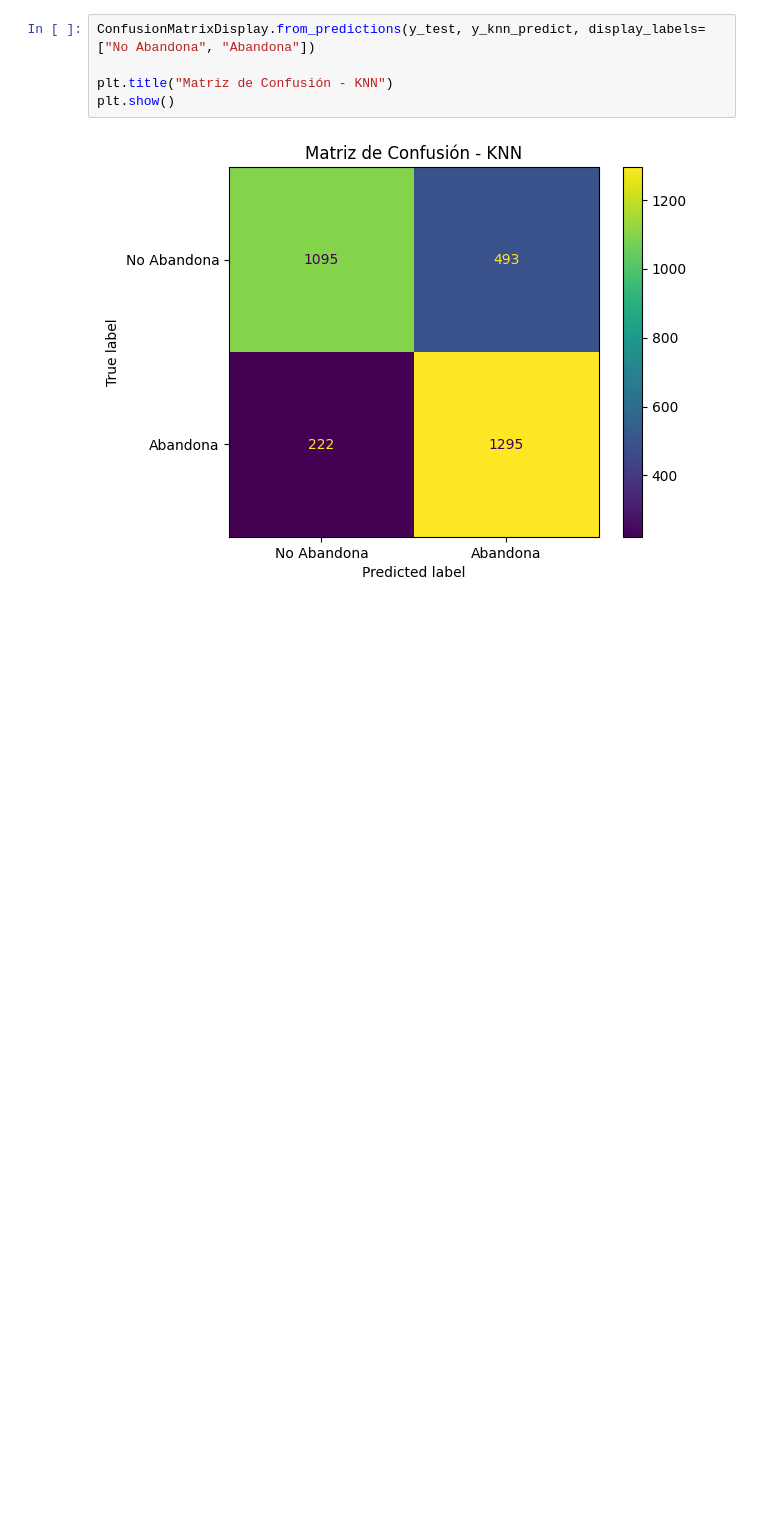
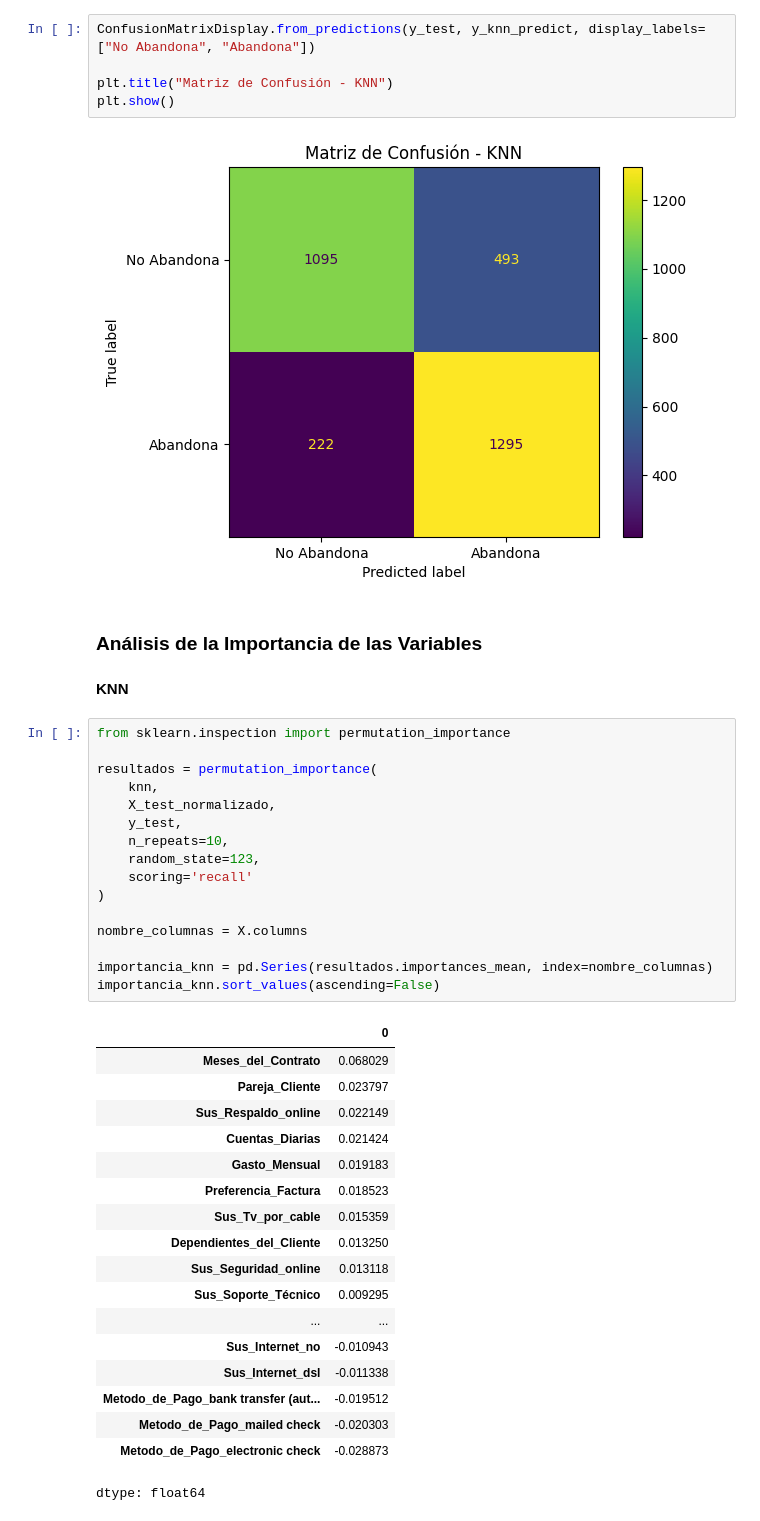
Before and after one commit to CarloR04/Challenge-Telcom_X_2, a Jupyter notebook: Telcom_X_part_2.ipynb, the cells around one changed output. Drawn from its saved outputs; the diff is of its cells as text; blank space fills up the shorter version.

```diff
--- a/Telcom_X_part_2.ipynb
+++ b/Telcom_X_part_2.ipynb
@@ -704,3 +704,42 @@ plt.title("Matriz de Confusión - KNN")
 plt.show()
 # %% [output]
 [figure]
+# %% [markdown]
+### **Análisis de la Importancia de las Variables**
+# %% [markdown]
+**KNN**
+# %%
+from sklearn.inspection import permutation_importance
+
+resultados = permutation_importance(
+    knn,
+    X_test_normalizado,
+    y_test,
+    n_repeats=10,
+    random_state=123,
+    scoring='recall'
+)
+
+nombre_columnas = X.columns
+
+importancia_knn = pd.Series(resultados.importances_mean, index=nombre_columnas)
+importancia_knn.sort_values(ascending=False)
+# %% [output]
+|  | 0 |
+| Meses_del_Contrato | 0.068029 |
+| Pareja_Cliente | 0.023797 |
+| Sus_Respaldo_online | 0.022149 |
+| Cuentas_Diarias | 0.021424 |
+| Gasto_Mensual | 0.019183 |
+| Preferencia_Factura | 0.018523 |
+| Sus_Tv_por_cable | 0.015359 |
+| Dependientes_del_Cliente | 0.013250 |
+| Sus_Seguridad_online | 0.013118 |
+| Sus_Soporte_Técnico | 0.009295 |
+| ... | ... |
+| Sus_Internet_no | -0.010943 |
+| Sus_Internet_dsl | -0.011338 |
+| Metodo_de_Pago_bank transfer (aut... | -0.019512 |
+| Metodo_de_Pago_mailed check | -0.020303 |
+| Metodo_de_Pago_electronic check | -0.028873 |
+dtype: float64
```
Also changed, not shown: parts of 20 cells of this notebook.
